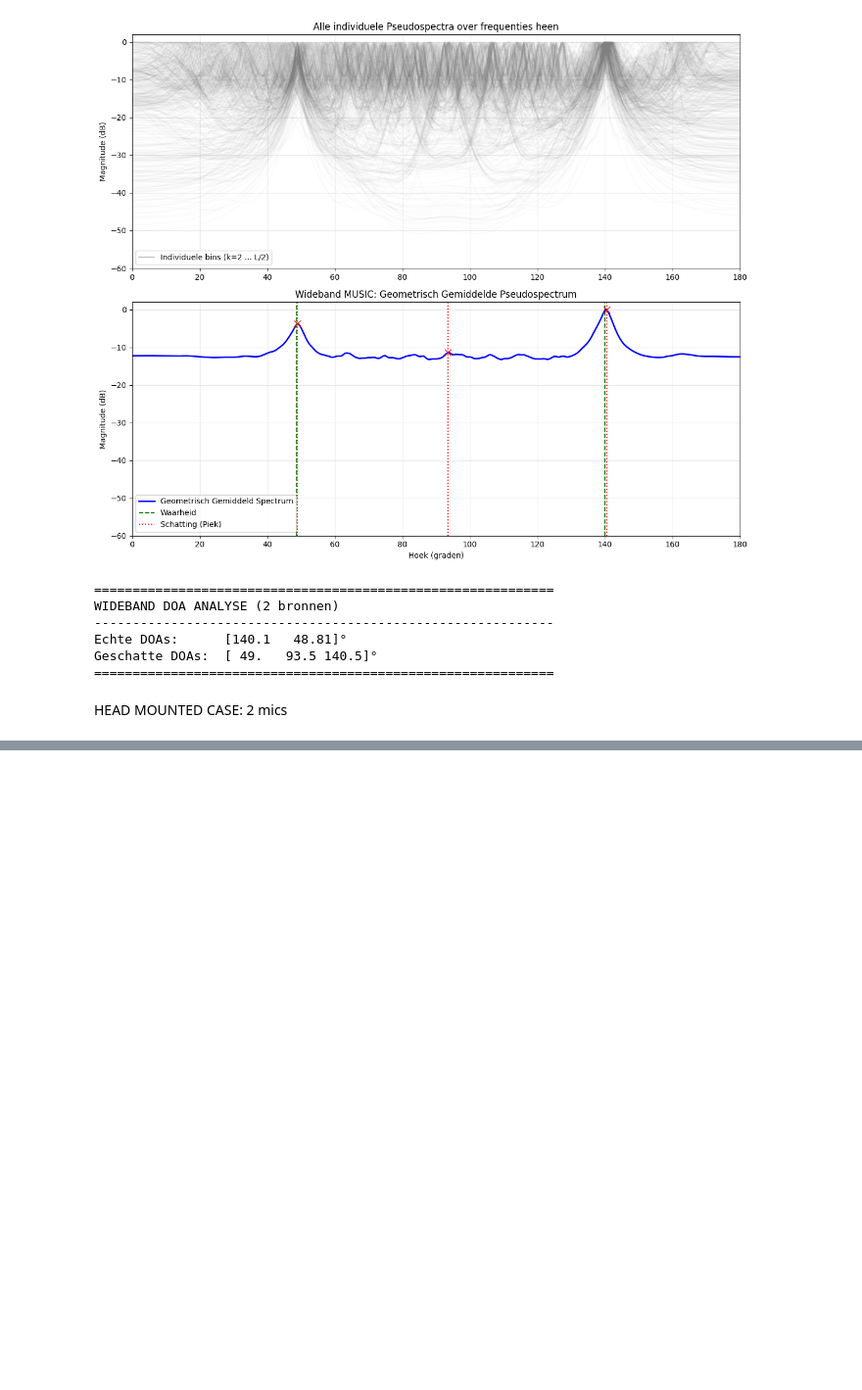
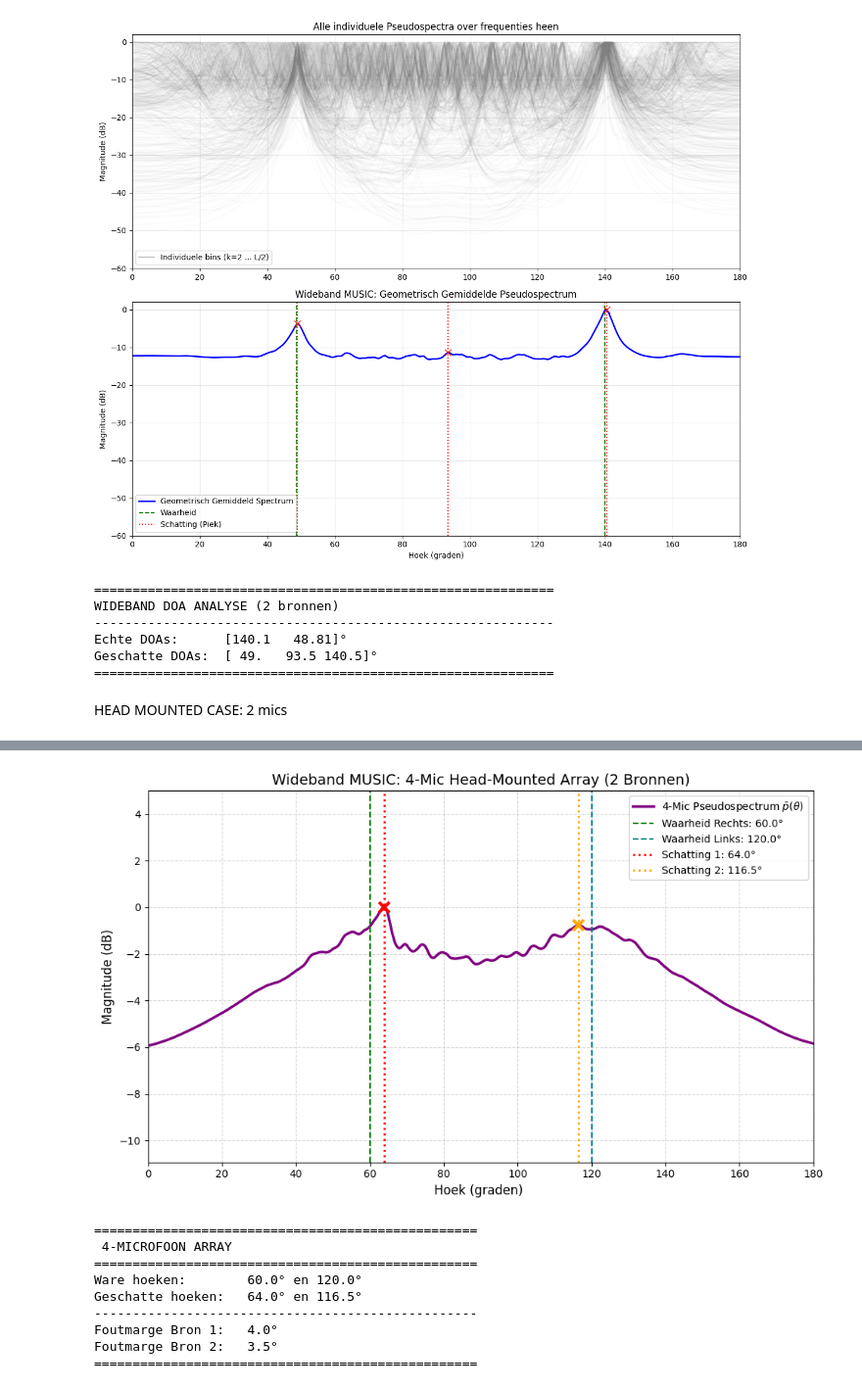
Before and after one commit to matsjoris6/P_D_ISSP_base-main, a Jupyter notebook: deadline1/week2.ipynb, the cells around one changed output, grey strips where cells are left out. Shown at 98% size. Cells and saved outputs as stored; diff of their text form; code cells hidden in the pictures; blank space fills up the shorter version.

```diff
--- a/deadline1/week2.ipynb
+++ b/deadline1/week2.ipynb
@@ -490,0 +537,68 @@ plt.show()
+# %%
+micsigs_all_4 = np.column_stack((yL1_mix, yL2_mix, yR1_mix, yR2_mix))
+
+
+ang_4, spec_4, est_4 = MUSIC_wideband_HM(micsigs_all_4, fs_sim, Q=2)
+
+plt.figure(figsize=(10, 6))
+
+
+plt.plot(ang_4, spec_4, color='purple', linewidth=2.5, label='4-Mic Pseudospectrum $\\bar{p}(\\theta)$')
+
+
+plt.axvline(true_front_R, color='green', linestyle='--', linewidth=1.5, label=f'Waarheid Rechts: {true_front_R}°')
+plt.axvline(true_front_L, color='teal', linestyle='--', linewidth=1.5, label=f'Waarheid Links: {true_front_L}°')
+
+
+colors_est = ['red', 'orange']
+for i, e_doa in enumerate(est_4):
+
+    plt.axvline(e_doa, color=colors_est[i % 2], linestyle=':', linewidth=2, label=f'Schatting {i+1}: {e_doa:.1f}°')
+
+
+    peak_idx = np.argmin(np.abs(ang_4 - e_doa))
+    plt.plot(e_doa, spec_4[peak_idx], marker="x", color=colors_est[i % 2], markersize=10, markeredgewidth=3)
+
+plt.title("Wideband MUSIC: 4-Mic Head-Mounted Array (2 Bronnen)", fontsize=14)
+plt.xlabel("Hoek (graden) ", fontsize=12)
+plt.ylabel("Magnitude (dB)", fontsize=12)
+plt.xlim(0, 180)
+plt.ylim(np.min(spec_4) - 5, 5)
+plt.grid(True, linestyle='--', alpha=0.5)
+plt.legend(loc='upper right', bbox_to_anchor=(1.0, 1.0))
+plt.tight_layout()
+
+
+plt.show()
+
+
+print("\n" + "="*50)
+print(" 4-MICROFOON ARRAY")
+print("="*50)
+print(f"Ware hoeken:        {true_front_R:.1f}° en {true_front_L:.1f}°")
+
+if len(est_4) == 2:
+    print(f"Geschatte hoeken:   {est_4[0]:.1f}° en {est_4[1]:.1f}°")
+
+
+    ware_hoeken = np.sort([true_front_R, true_front_L])
+    geschatte_hoeken = np.sort(est_4)
+    fouten = np.abs(ware_hoeken - geschatte_hoeken)
+
+    print("-" * 50)
+    print(f"Foutmarge Bron 1:   {fouten[0]:.1f}°")
+    print(f"Foutmarge Bron 2:   {fouten[1]:.1f}°")
+else:
+    print(f"Let op: Het algoritme heeft slechts {len(est_4)} piek(en) gevonden: {est_4}")
+print("="*50)
+# %% [output]
+[figure, added]
+==================================================
+ 4-MICROFOON ARRAY
+==================================================
+Ware hoeken:        60.0° en 120.0°
+Geschatte hoeken:   64.0° en 116.5°
+--------------------------------------------------
+Foutmarge Bron 1:   4.0°
+Foutmarge Bron 2:   3.5°
+==================================================
```
Also changed, not shown: parts of 3 cells of this notebook, 20 other files.
